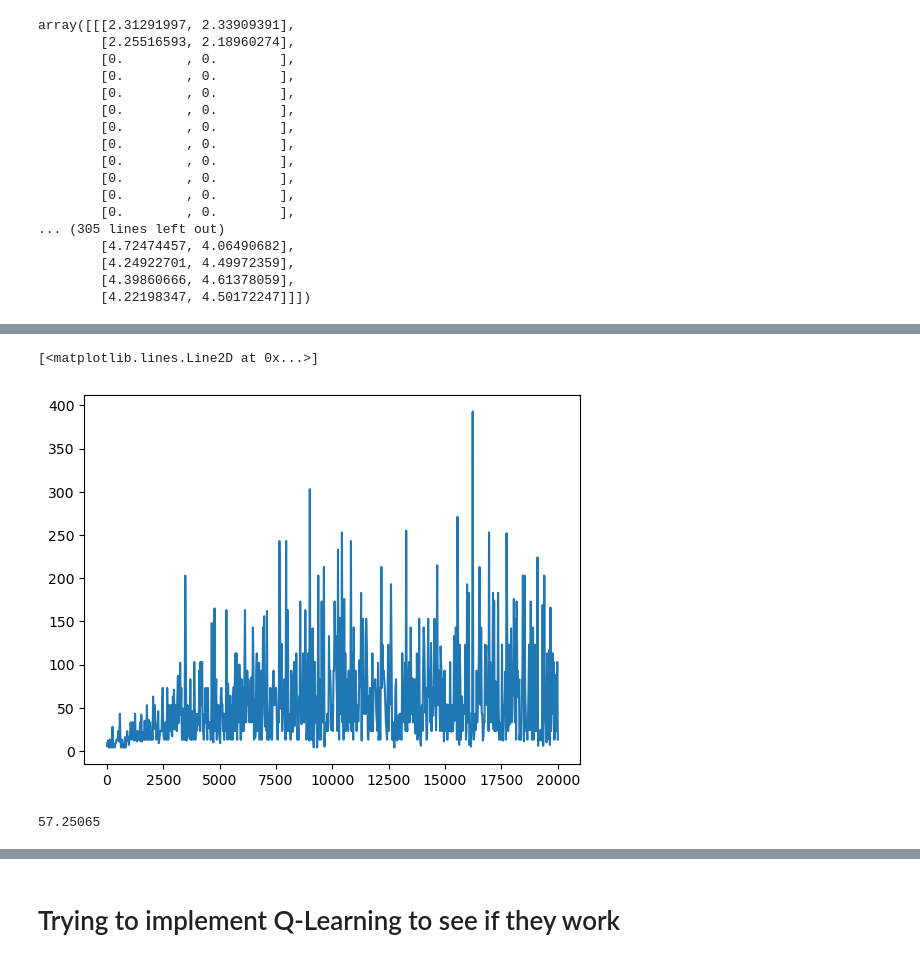
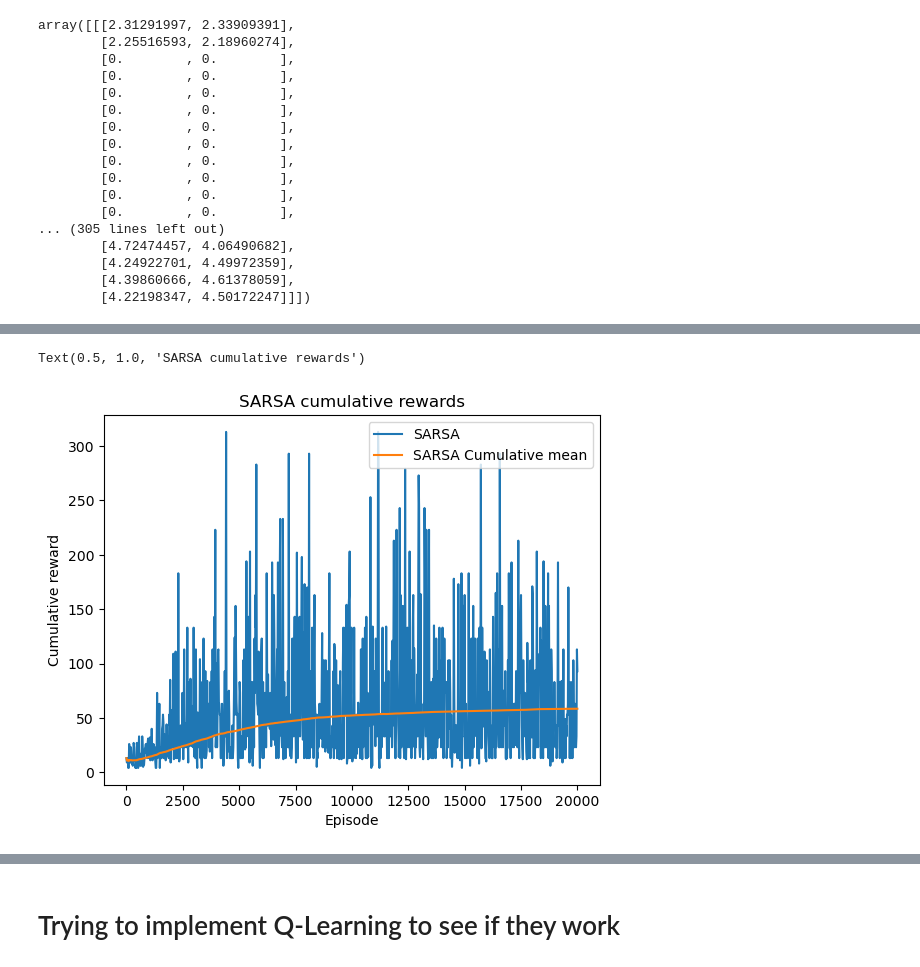
Before and after one commit to SDavenia/RL_Flappy_Bird, a Jupyter notebook: gym_trial.ipynb, the cells around one changed output, grey strips where cells are left out. Saved outputs shown, nothing was run; the diff lists cells and outputs as text; code cells hidden in the pictures.

Commit message:
EXP SARSA To finish

```diff
--- a/gym_trial.ipynb
+++ b/gym_trial.ipynb
@@ -373,11 +372,14 @@ plot_indexes = np.arange(0, n_episodes+1, 25, dtype=int)
 plot_indexes[-1] = plot_indexes[-1]-1
-# %%
-import matplotlib.pyplot as plt
-plt.plot(plot_indexes, performance_traj_SARSA[plot_indexes], label='SARSA')
-# %% [output]
-[<matplotlib.lines.Line2D at 0x...>]
-[figure, removed]
-# %%
-np.mean(performance_traj_SARSA)
-# %% [output]
-57.25065
+# %%
+import matplotlib.pyplot as plt
+cumulative_mean_SARSA = np.cumsum(performance_traj_SARSA) / np.arange(1, len(performance_traj_SARSA) + 1)
+
+plt.plot(plot_indexes, performance_traj_SARSA[plot_indexes], label='SARSA')
+plt.plot(plot_indexes, cumulative_mean_SARSA[plot_indexes], label = 'SARSA Cumulative mean')
+plt.xlabel('Episode')
+plt.ylabel('Cumulative reward')
+plt.legend()
+plt.title("SARSA cumulative rewards")
+# %% [output]
+Text(0.5, 1.0, 'SARSA cumulative rewards')
+[figure, added]
```
Also changed, not shown: parts of 15 cells of this notebook.
